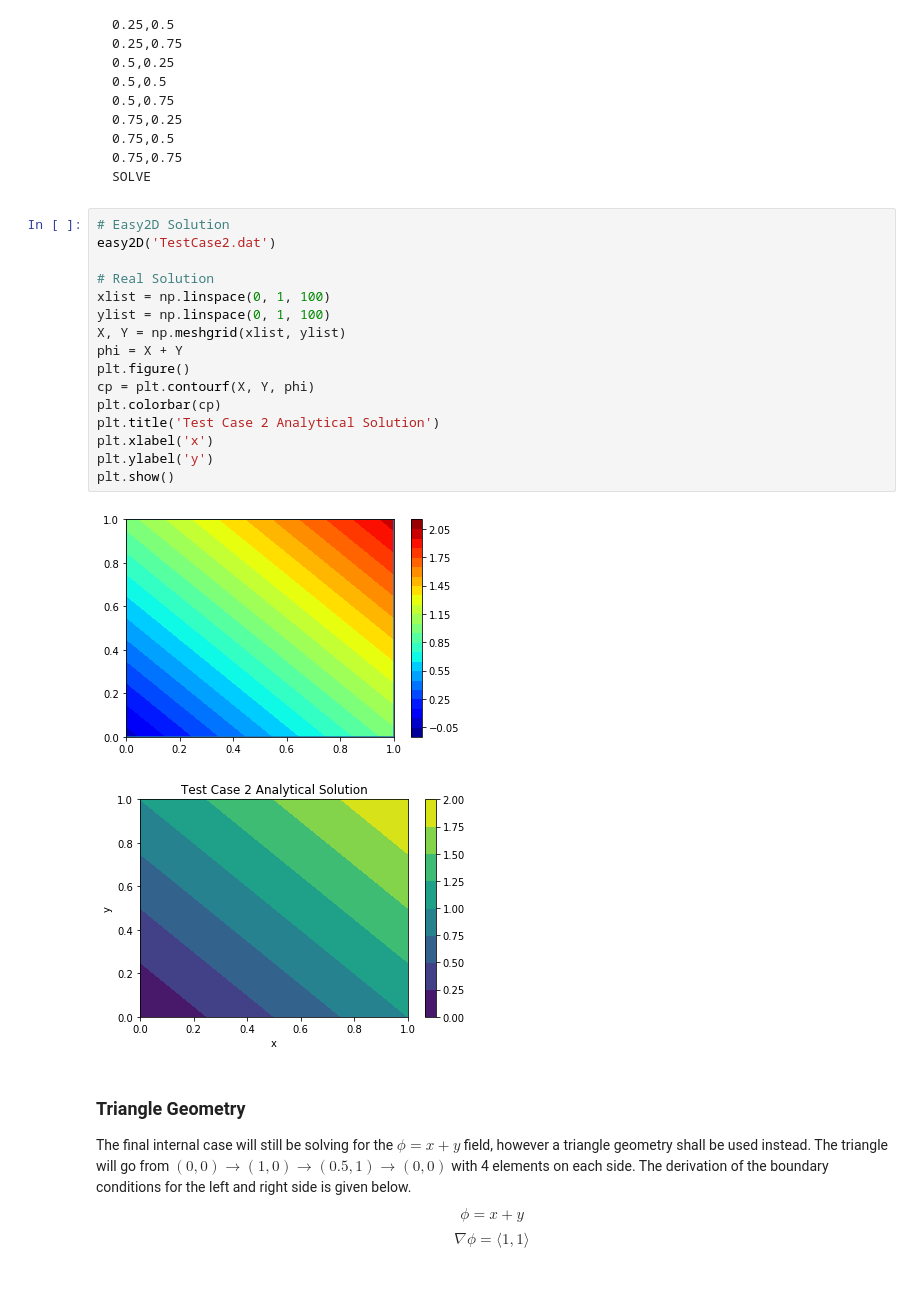
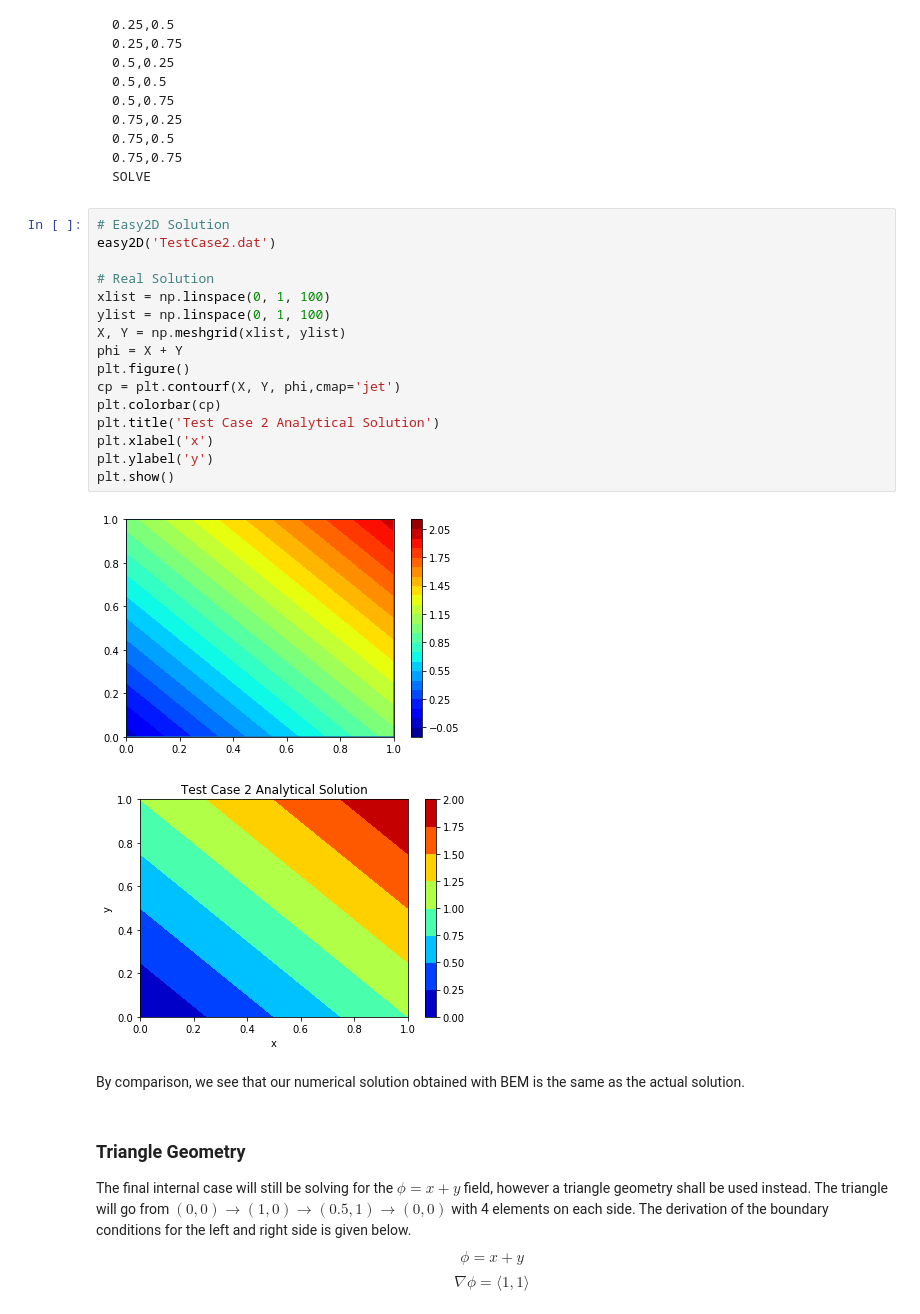
Before and after one commit to chris-barrow/Easy2D-Python, a Jupyter notebook: ME611 Final Report.ipynb, the cells around one changed output. Saved outputs shown, nothing was run; the diff lists cells and outputs as text; blank space fills up the shorter version.

```diff
--- a/ME611 Final Report.ipynb
+++ b/ME611 Final Report.ipynb
@@ -123,22 +130,24 @@ SOLVE
 # %%
 # Easy2D Solution
 easy2D('TestCase2.dat')
 
 # Real Solution
 xlist = np.linspace(0, 1, 100)
 ylist = np.linspace(0, 1, 100)
 X, Y = np.meshgrid(xlist, ylist)
 phi = X + Y
 plt.figure()
-cp = plt.contourf(X, Y, phi)
+cp = plt.contourf(X, Y, phi,cmap='jet')
 plt.colorbar(cp)
 plt.title('Test Case 2 Analytical Solution')
 plt.xlabel('x')
 plt.ylabel('y')
 plt.show()
 # %% [output]
 [figure]
-[figure, old version]
+[figure, new version]
+# %% [markdown]
+By comparison, we see that our numerical solution obtained with BEM is the same as the actual solution.
 # %% [markdown]
 ### Triangle Geometry
 The final internal case will still be solving for the $\phi=x+y$ field, however a triangle geometry shall be used instead. The triangle will go from $(0,0)\rightarrow(1,0)\rightarrow(0.5,1)\rightarrow(0,0)$ with 4 elements on each side. The derivation of the boundary conditions for the left and right side is given below.
```
Also changed, not shown: parts of 9 cells of this notebook.
